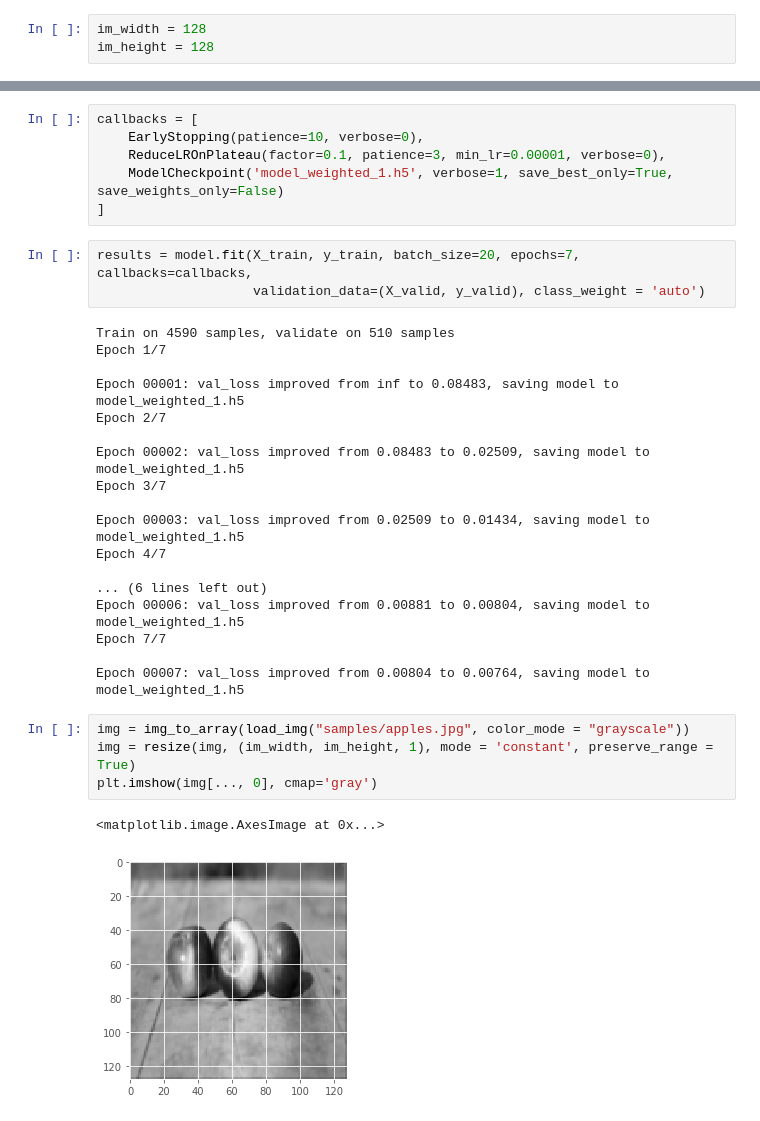
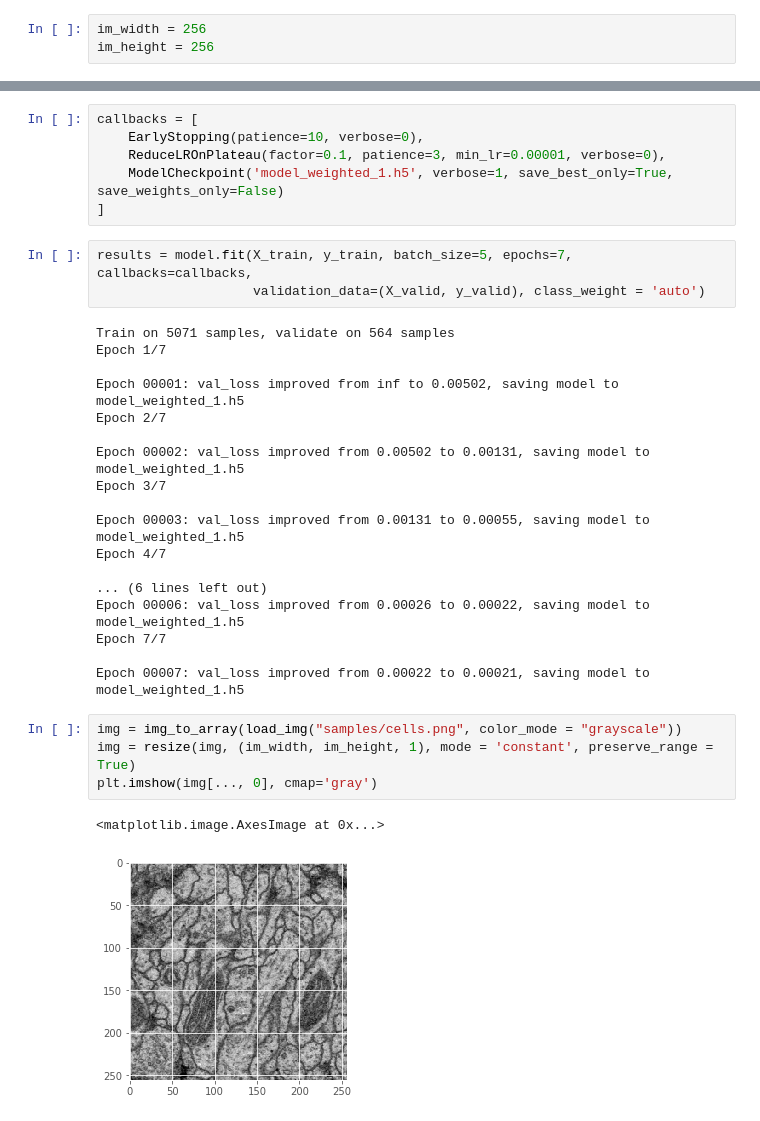
Before and after one commit to seva1232/image-segmentation, a Jupyter notebook: CNN.ipynb, the cells around one changed output, grey strips where cells are left out. Saved outputs shown, nothing was run; the diff lists cells and outputs as text.

```diff
--- a/CNN.ipynb
+++ b/CNN.ipynb
@@ -70,6 +73,6 @@ No. of images =  5100
 # %%
-im_width = 128
-im_height = 128
+im_width = 256
+im_height = 256
 # %%
 X = np.zeros((len(ids), im_height, im_width, 1), dtype=np.float32)
 y = np.zeros((len(ids), im_height, im_width, 1), dtype=np.float32)
@@ -206,31 +213,31 @@ callbacks = [
     ModelCheckpoint('model_weighted_1.h5', verbose=1, save_best_only=True, save_weights_only=False)
 ]
 # %%
-results = model.fit(X_train, y_train, batch_size=20, epochs=7, callbacks=callbacks,
+results = model.fit(X_train, y_train, batch_size=5, epochs=7, callbacks=callbacks,
                     validation_data=(X_valid, y_valid), class_weight = 'auto')
 # %% [output]
-Train on 4590 samples, validate on 510 samples
+Train on 5071 samples, validate on 564 samples
 Epoch 1/7
 
-Epoch 00001: val_loss improved from inf to 0.08483, saving model to model_weighted_1.h5
+Epoch 00001: val_loss improved from inf to 0.00502, saving model to model_weighted_1.h5
 Epoch 2/7
 
-Epoch 00002: val_loss improved from 0.08483 to 0.02509, saving model to model_weighted_1.h5
+Epoch 00002: val_loss improved from 0.00502 to 0.00131, saving model to model_weighted_1.h5
 Epoch 3/7
 
-Epoch 00003: val_loss improved from 0.02509 to 0.01434, saving model to model_weighted_1.h5
+Epoch 00003: val_loss improved from 0.00131 to 0.00055, saving model to model_weighted_1.h5
 Epoch 4/7
 
 ... (6 lines left out)
-Epoch 00006: val_loss improved from 0.00881 to 0.00804, saving model to model_weighted_1.h5
+Epoch 00006: val_loss improved from 0.00026 to 0.00022, saving model to model_weighted_1.h5
 Epoch 7/7
 
-Epoch 00007: val_loss improved from 0.00804 to 0.00764, saving model to model_weighted_1.h5
+Epoch 00007: val_loss improved from 0.00022 to 0.00021, saving model to model_weighted_1.h5
 # %%
-img = img_to_array(load_img("samples/apples.jpg", color_mode = "grayscale"))
+img = img_to_array(load_img("samples/cells.png", color_mode = "grayscale"))
 img = resize(img, (im_width, im_height, 1), mode = 'constant', preserve_range = True)
 plt.imshow(img[..., 0], cmap='gray')
 # %% [output]
 <matplotlib.image.AxesImage at 0x...>
-[figure, old version]
+[figure, new version]
 # %%
```
Also changed, not shown: parts of 4 cells of this notebook.
